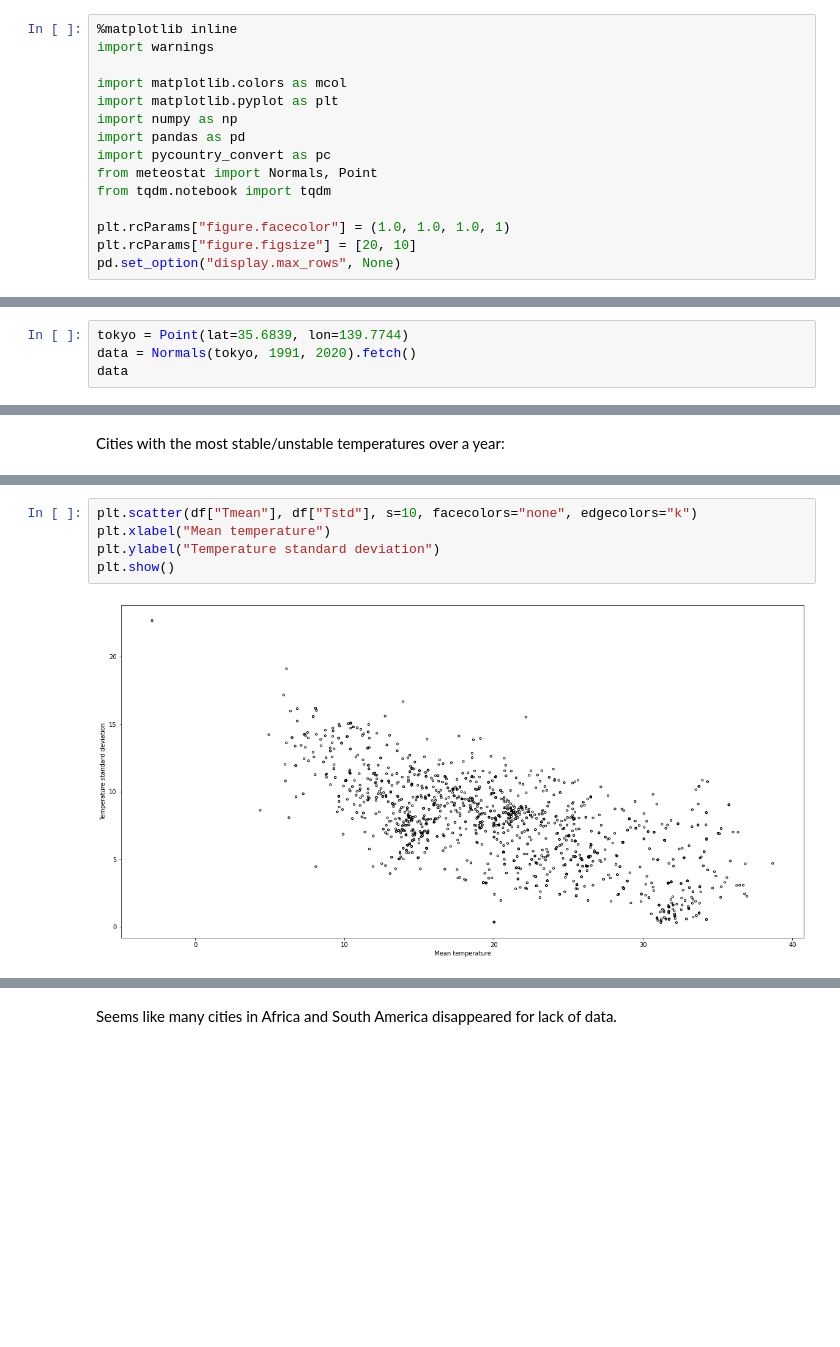
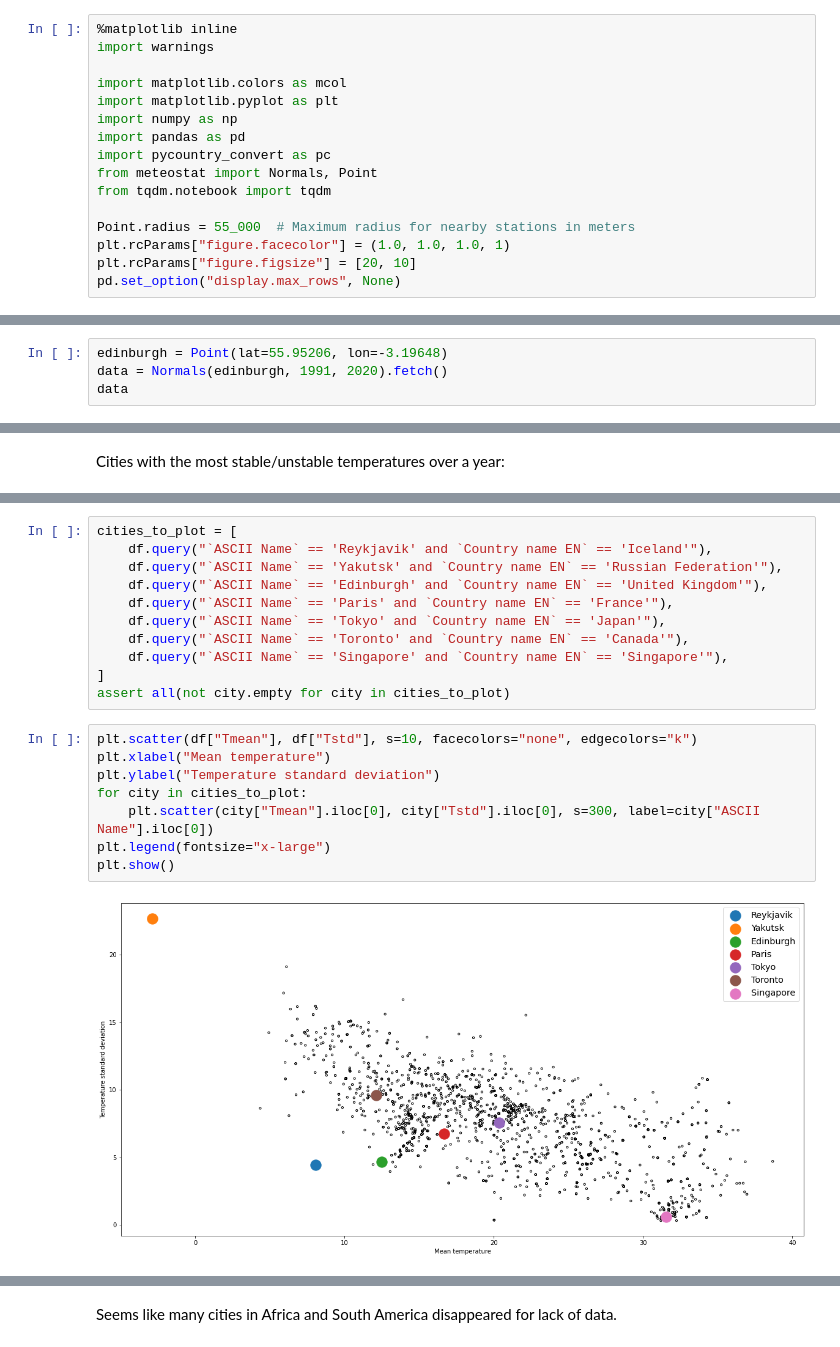
Before and after one commit to Jonas1312/cities-with-nice-weather, a Jupyter notebook: README.ipynb, the cells around one changed output, grey strips where cells are left out. Cells and saved outputs as stored; diff of their text form; blank space fills up the shorter version.

```diff
--- a/README.ipynb
+++ b/README.ipynb
@@ -20,6 +20,7 @@ import pycountry_convert as pc
 from meteostat import Normals, Point
 from tqdm.notebook import tqdm
 
+Point.radius = 55_000  # Maximum radius for nearby stations in meters
 plt.rcParams["figure.facecolor"] = (1.0, 1.0, 1.0, 1)
 plt.rcParams["figure.figsize"] = [20, 10]
 pd.set_option("display.max_rows", None)
@@ -230,8 +231,8 @@ Only monthly statistics are needed since temperatures don't change significantly
 
 For now, we'll use [Meteostat](https://dev.meteostat.net/), an open platform which provides free access to historical weather and climate data. However, it lacks information about wind speed or humidity for some cities.
 # %%
-tokyo = Point(lat=35.6839, lon=139.7744)
-data = Normals(tokyo, 1991, 2020).fetch()
+edinburgh = Point(lat=55.95206, lon=-3.19648)
+data = Normals(edinburgh, 1991, 2020).fetch()
 data
 # %% [output]
 |  | tavg | tmin | tmax | prcp | wspd | pres | tsun |
@@ -336,12 +337,26 @@ df.query("Tstd == Tstd.min() or Tstd == Tstd.max()").sort_values(by=["Tstd"])
 |  | Name | ASCII Name | Alternate Names | Country Code | Country name EN | Country Code 2 | population | ... |
 | 122628 | Jayapura | Jayapura | DJJ,Djajapoera,Djajapura,Dzajapur... | ID | Indonesia |  | 134895 | ... |
 | 49692 | Yakutsk | Yakutsk | D'okuuskaj,Jakutsk,YKS,Yakutsk,Ye... | RU | Russian Federation | RU | 235600 | ... |
+# %%
+cities_to_plot = [
+    df.query("`ASCII Name` == 'Reykjavik' and `Country name EN` == 'Iceland'"),
+    df.query("`ASCII Name` == 'Yakutsk' and `Country name EN` == 'Russian Federation'"),
+    df.query("`ASCII Name` == 'Edinburgh' and `Country name EN` == 'United Kingdom'"),
+    df.query("`ASCII Name` == 'Paris' and `Country name EN` == 'France'"),
+    df.query("`ASCII Name` == 'Tokyo' and `Country name EN` == 'Japan'"),
+    df.query("`ASCII Name` == 'Toronto' and `Country name EN` == 'Canada'"),
+    df.query("`ASCII Name` == 'Singapore' and `Country name EN` == 'Singapore'"),
+]
+assert all(not city.empty for city in cities_to_plot)
 # %%
 plt.scatter(df["Tmean"], df["Tstd"], s=10, facecolors="none", edgecolors="k")
 plt.xlabel("Mean temperature")
 plt.ylabel("Temperature standard deviation")
+for city in cities_to_plot:
+    plt.scatter(city["Tmean"].iloc[0], city["Tstd"].iloc[0], s=300, label=city["ASCII Name"].iloc[0])
+plt.legend(fontsize="x-large")
 plt.show()
 # %% [output]
-[figure, old version]
+[figure, new version]
 # %%
 cm_cold_hot = mcol.LinearSegmentedColormap.from_list("cold_hot", ["b", "r"])
```
Also changed, not shown: parts of 9 cells of this notebook.
